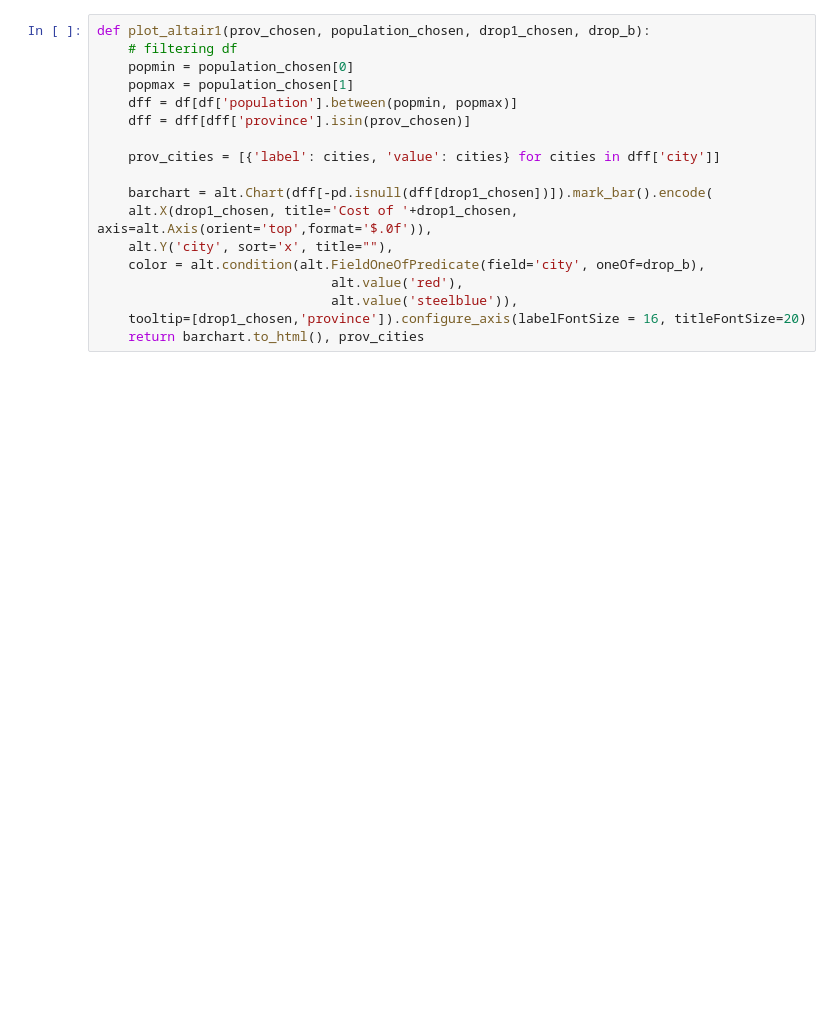
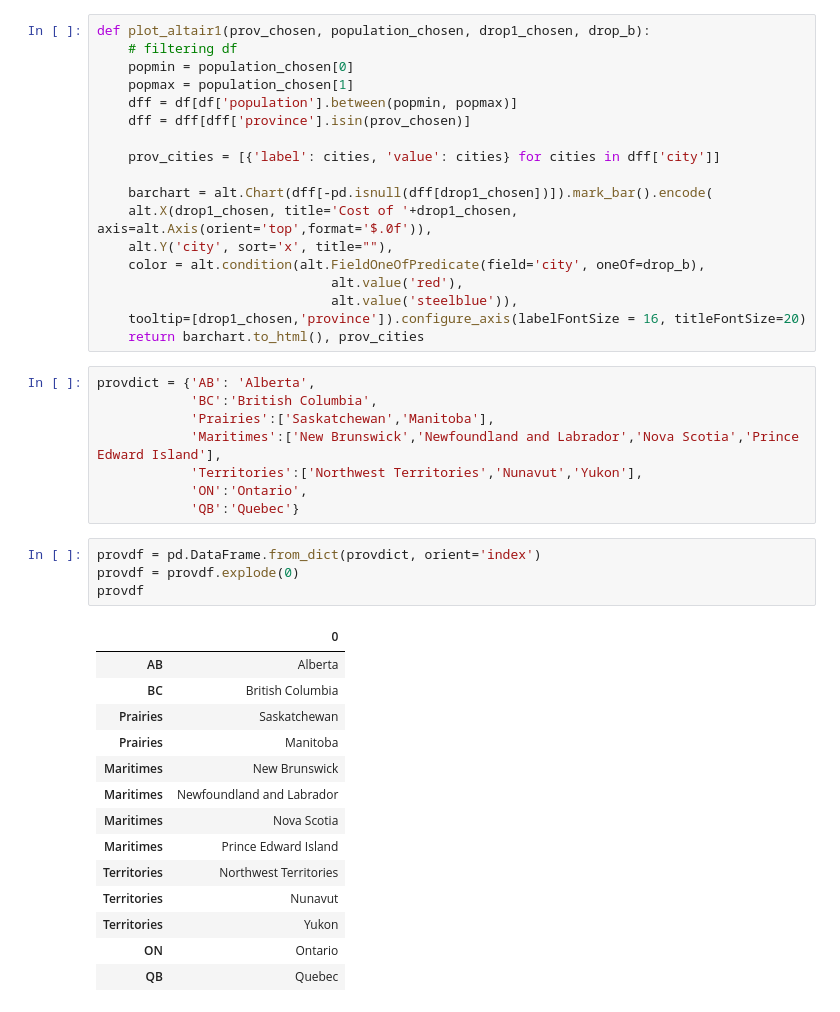
Before and after one commit to freinric/Dashboard_Cost-of-living, a Jupyter notebook: src/provgroupcol.ipynb, the cells around one changed output. Cells and saved outputs as stored; diff of their text form; blank space fills up the shorter version.

```diff
--- a/src/provgroupcol.ipynb
+++ b/src/provgroupcol.ipynb
@@ -36,3 +36,30 @@ def plot_altair1(prov_chosen, population_chosen, drop1_chosen, drop_b):
                               alt.value('steelblue')),
     tooltip=[drop1_chosen,'province']).configure_axis(labelFontSize = 16, titleFontSize=20)
     return barchart.to_html(), prov_cities
+# %%
+provdict = {'AB': 'Alberta',
+            'BC':'British Columbia',
+            'Prairies':['Saskatchewan','Manitoba'],
+            'Maritimes':['New Brunswick','Newfoundland and Labrador','Nova Scotia','Prince Edward Island'],
+            'Territories':['Northwest Territories','Nunavut','Yukon'],
+            'ON':'Ontario',
+            'QB':'Quebec'}
+# %%
+provdf = pd.DataFrame.from_dict(provdict, orient='index')
+provdf = provdf.explode(0)
+provdf
+# %% [output]
+|  | 0 |
+| AB | Alberta |
+| BC | British Columbia |
+| Prairies | Saskatchewan |
+| Prairies | Manitoba |
+| Maritimes | New Brunswick |
+| Maritimes | Newfoundland and Labrador |
+| Maritimes | Nova Scotia |
+| Maritimes | Prince Edward Island |
+| Territories | Northwest Territories |
+| Territories | Nunavut |
+| Territories | Yukon |
+| ON | Ontario |
+| QB | Quebec |
```
Also changed, not shown: parts of 2 cells of this notebook, 1 other file.
